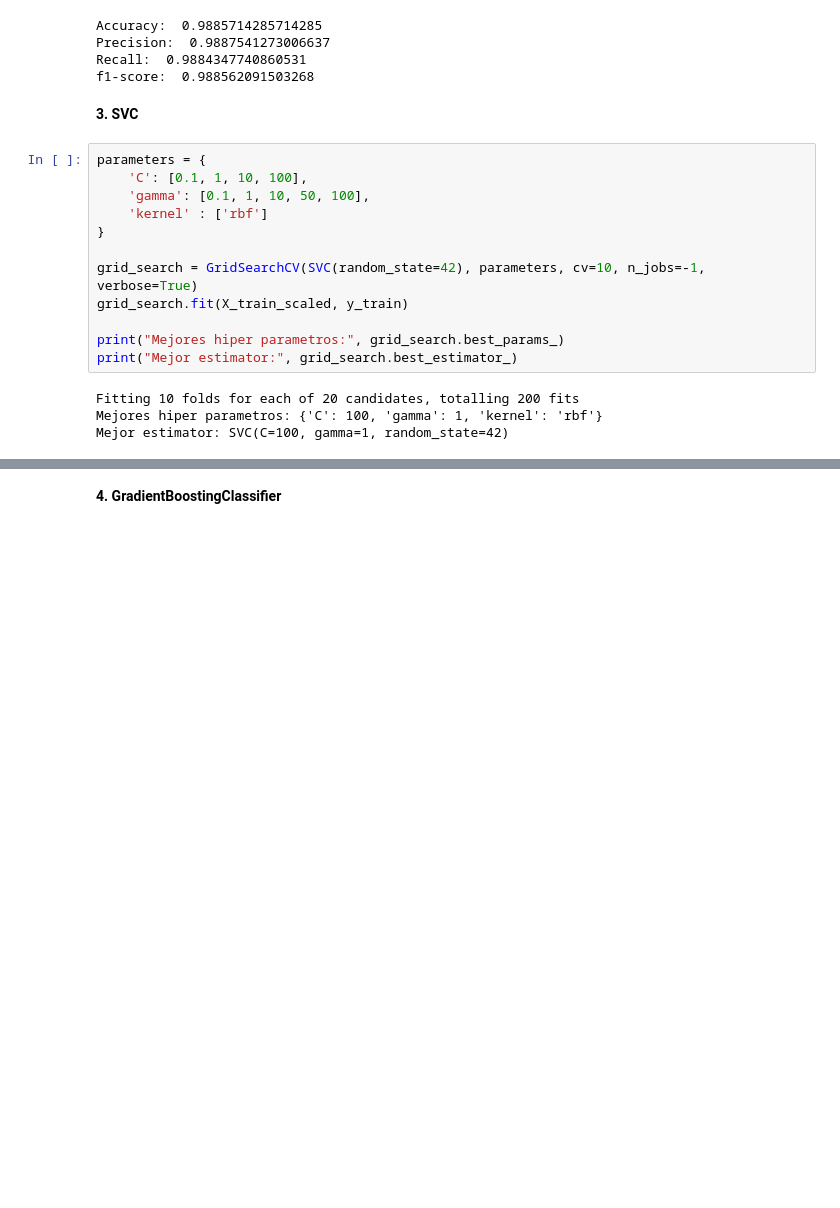
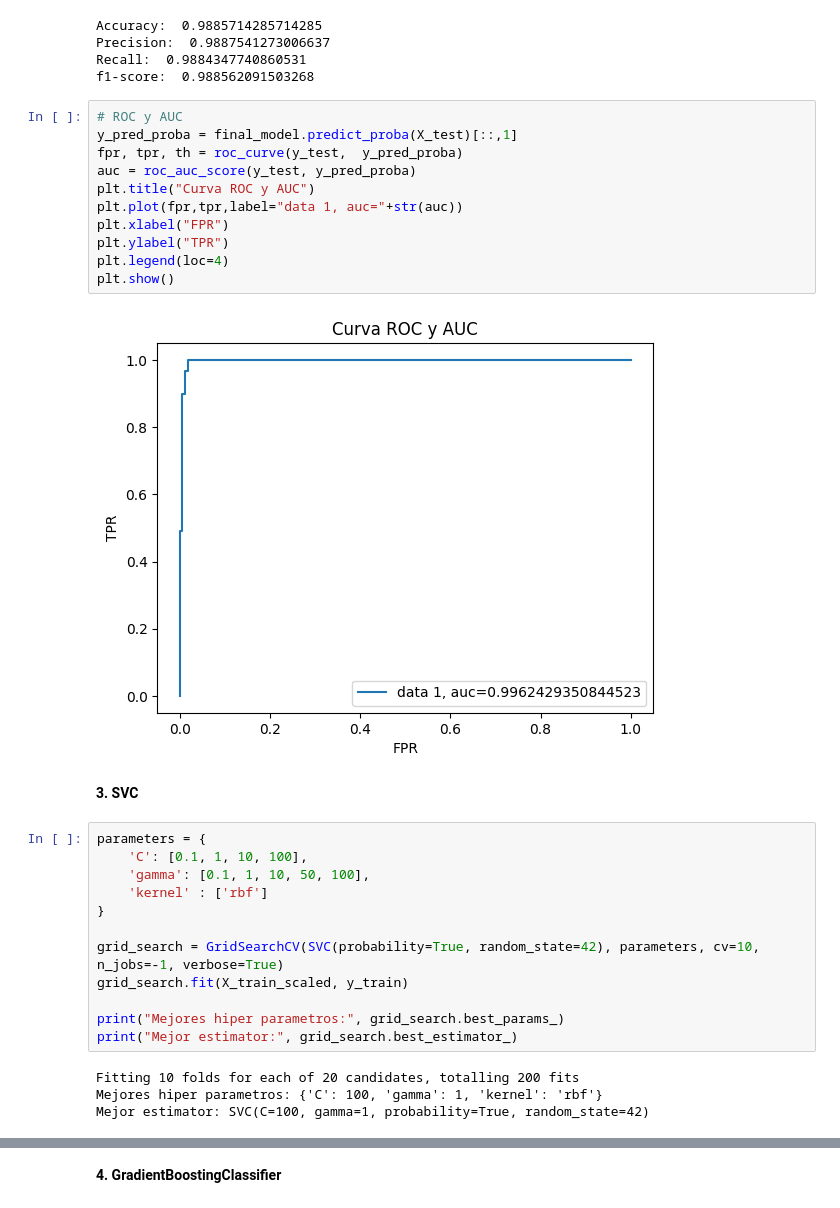
Before and after one commit to aparedesum/ProductivityPrediction, a Jupyter notebook: EvaluacionModelosProductividad.ipynb, the cells around one changed output, grey strips where cells are left out. Saved outputs shown, nothing was run; the diff lists cells and outputs as text; blank space fills up the shorter version.

```diff
--- a/EvaluacionModelosProductividad.ipynb
+++ b/EvaluacionModelosProductividad.ipynb
@@ -526,6 +539,19 @@ Accuracy:  0.9885714285714285
 Precision:  0.9887541273006637
 Recall:  0.9884347740860531
 f1-score:  0.988562091503268
+# %%
+# ROC y AUC
+y_pred_proba = final_model.predict_proba(X_test)[::,1]
+fpr, tpr, th = roc_curve(y_test,  y_pred_proba)
+auc = roc_auc_score(y_test, y_pred_proba)
+plt.title("Curva ROC y AUC")
+plt.plot(fpr,tpr,label="data 1, auc="+str(auc))
+plt.xlabel("FPR")
+plt.ylabel("TPR")
+plt.legend(loc=4)
+plt.show()
+# %% [output]
+[figure, added]
 # %% [markdown]
 **3. SVC**
 # %%
@@ -535,7 +561,7 @@ parameters = {
     'kernel' : ['rbf']
 }
 
-grid_search = GridSearchCV(SVC(random_state=42), parameters, cv=10, n_jobs=-1, verbose=True)
+grid_search = GridSearchCV(SVC(probability=True, random_state=42), parameters, cv=10, n_jobs=-1, verbose=True)
 grid_search.fit(X_train_scaled, y_train)
 
 print("Mejores hiper parametros:", grid_search.best_params_)
@@ -543,7 +569,7 @@ print("Mejor estimator:", grid_search.best_estimator_)
 # %% [output]
 Fitting 10 folds for each of 20 candidates, totalling 200 fits
 Mejores hiper parametros: {'C': 100, 'gamma': 1, 'kernel': 'rbf'}
-Mejor estimator: SVC(C=100, gamma=1, random_state=42)
+Mejor estimator: SVC(C=100, gamma=1, probability=True, random_state=42)
 # %%
 final_model = grid_search.best_estimator_
 y_pred = final_model.predict(X_test_scaled)
```
Also changed, not shown: parts of 5 cells of this notebook.
